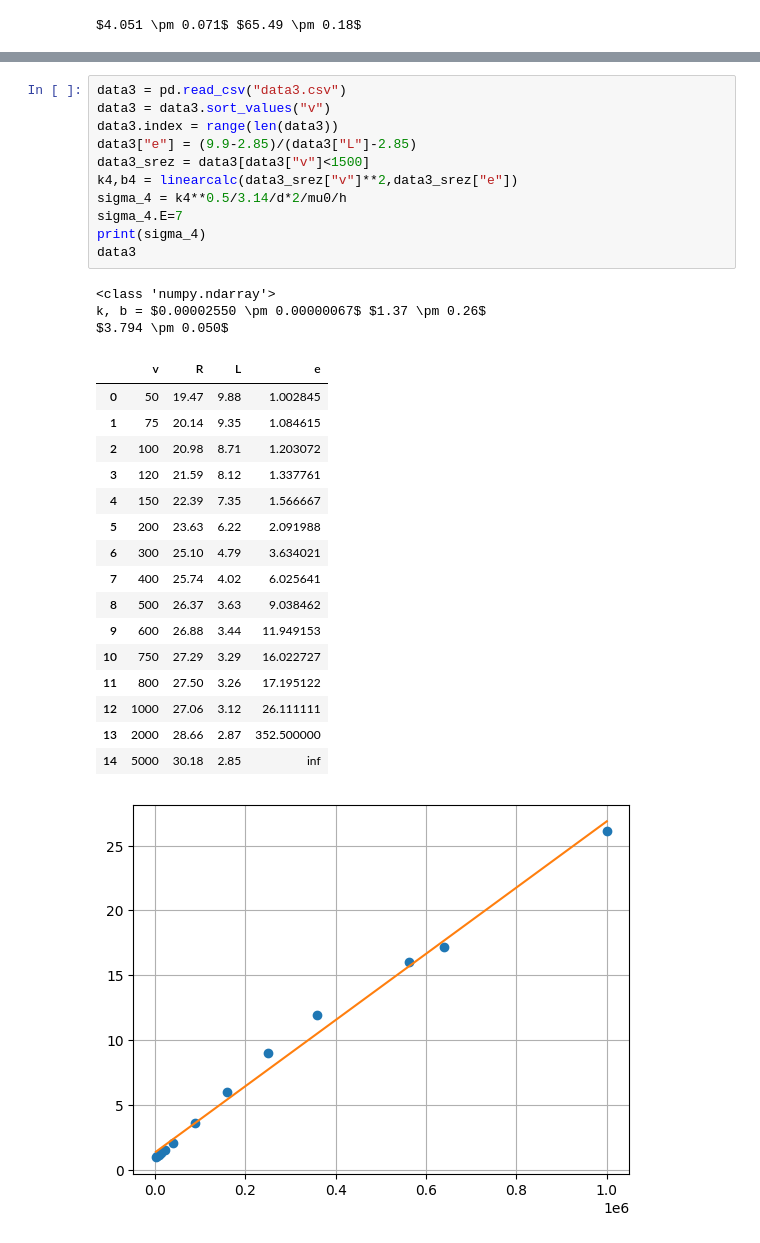
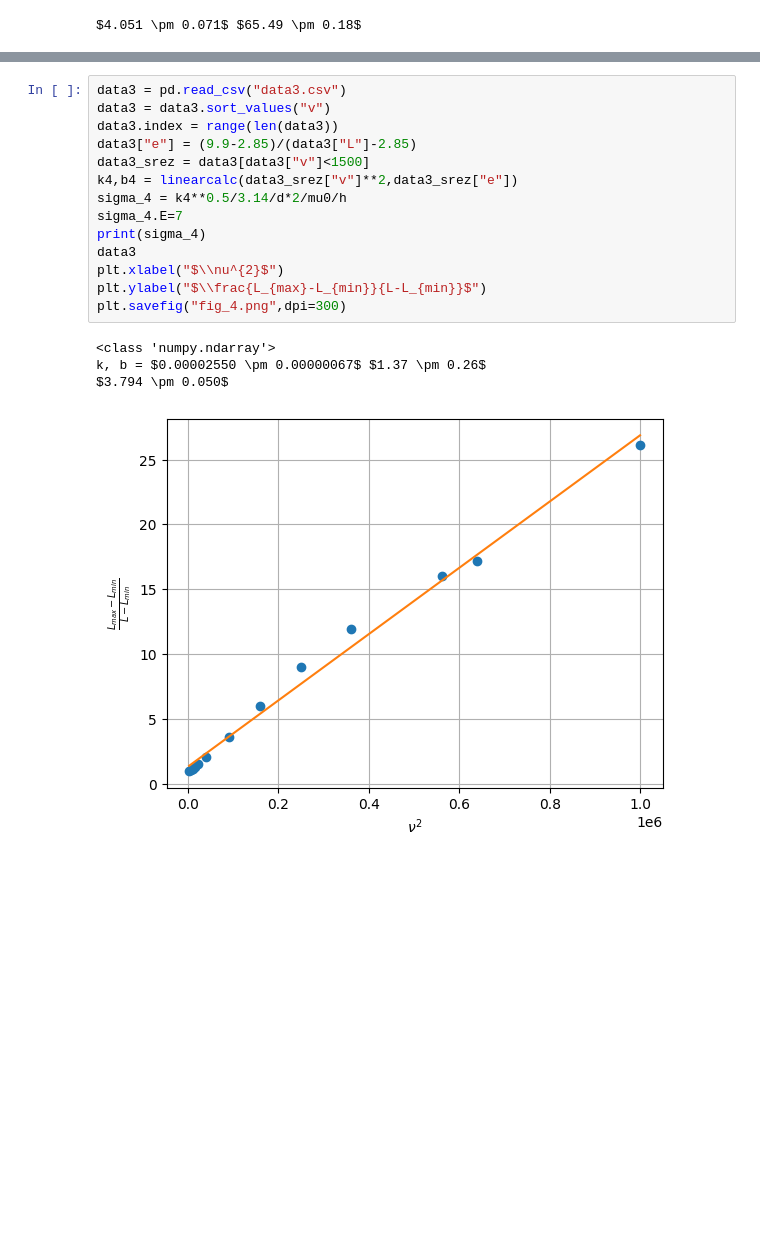
Before and after one commit to RedBrean/term2, a Jupyter notebook: term3/labs/371/371.ipynb, the cells around one changed output, grey strips where cells are left out. Saved outputs shown, nothing was run; the diff lists cells and outputs as text; blank space fills up the shorter version.

```diff
--- a/term3/labs/371/371.ipynb
+++ b/term3/labs/371/371.ipynb
@@ -393,35 +402,22 @@ $4.17 \pm 0.32$
 # %%
 data3 = pd.read_csv("data3.csv")
 data3 = data3.sort_values("v")
 data3.index = range(len(data3))
 data3["e"] = (9.9-2.85)/(data3["L"]-2.85)
 data3_srez = data3[data3["v"]<1500]
 k4,b4 = linearcalc(data3_srez["v"]**2,data3_srez["e"])
 sigma_4 = k4**0.5/3.14/d*2/mu0/h
 sigma_4.E=7
 print(sigma_4)
 data3
+plt.xlabel("$\\nu^{2}$")
+plt.ylabel("$\\frac{L_{max}-L_{min}}{L-L_{min}}$")
+plt.savefig("fig_4.png",dpi=300)
 # %% [output]
 <class 'numpy.ndarray'>
 k, b = $0.00002550 \pm 0.00000067$ $1.37 \pm 0.26$
 $3.794 \pm 0.050$
-|  | v | R | L | e |
-| 0 | 50 | 19.47 | 9.88 | 1.002845 |
-| 1 | 75 | 20.14 | 9.35 | 1.084615 |
-| 2 | 100 | 20.98 | 8.71 | 1.203072 |
-| 3 | 120 | 21.59 | 8.12 | 1.337761 |
-| 4 | 150 | 22.39 | 7.35 | 1.566667 |
-| 5 | 200 | 23.63 | 6.22 | 2.091988 |
-| 6 | 300 | 25.10 | 4.79 | 3.634021 |
-| 7 | 400 | 25.74 | 4.02 | 6.025641 |
-| 8 | 500 | 26.37 | 3.63 | 9.038462 |
-| 9 | 600 | 26.88 | 3.44 | 11.949153 |
-| 10 | 750 | 27.29 | 3.29 | 16.022727 |
-| 11 | 800 | 27.50 | 3.26 | 17.195122 |
-| 12 | 1000 | 27.06 | 3.12 | 26.111111 |
-| 13 | 2000 | 28.66 | 2.87 | 352.500000 |
-| 14 | 5000 | 30.18 | 2.85 | inf |
-[figure, old version]
+[figure, new version]
 # %%
 ultra = pd.DataFrame()
 ultra["v"] = pd.Series(list(data1["v"])+list(data2["v"]))
```
Also changed, not shown: parts of 11 cells of this notebook, 6 other files.
